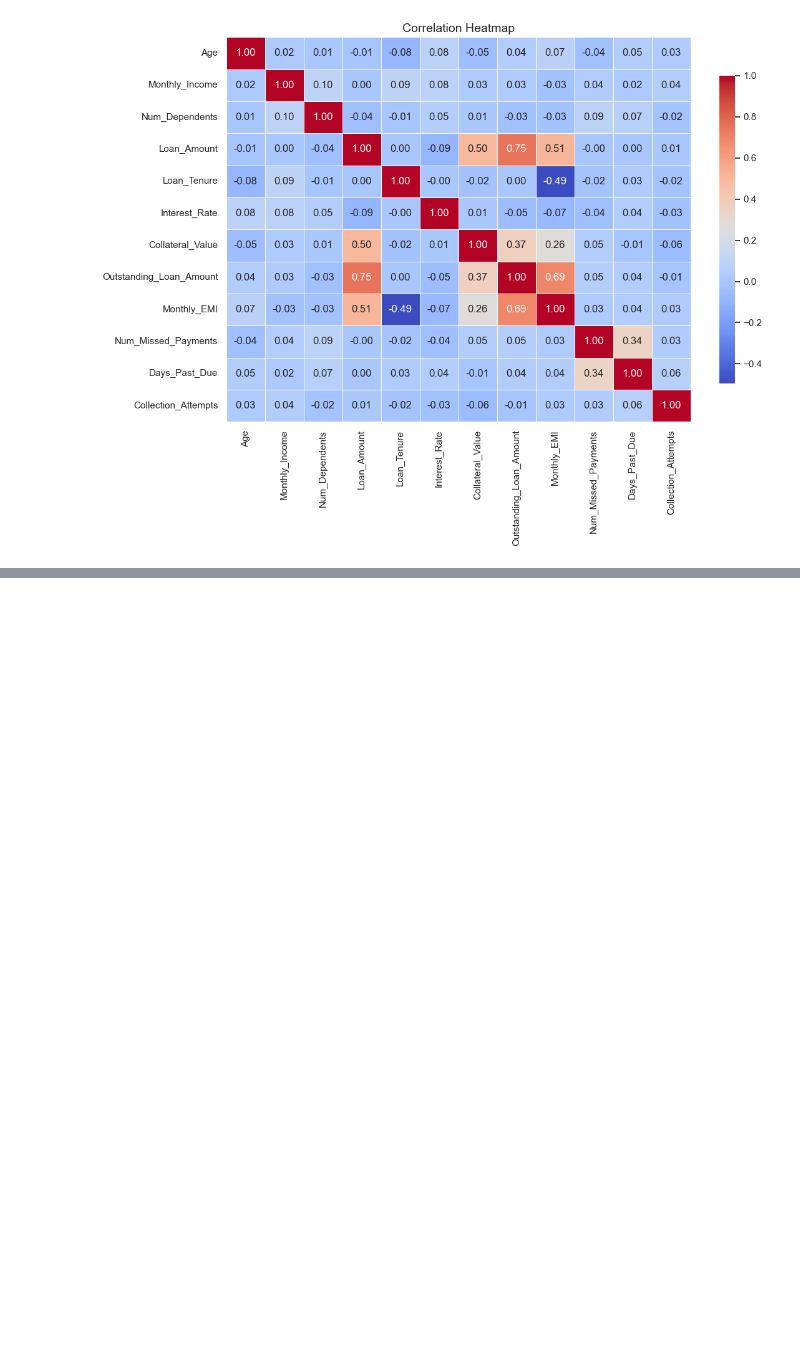
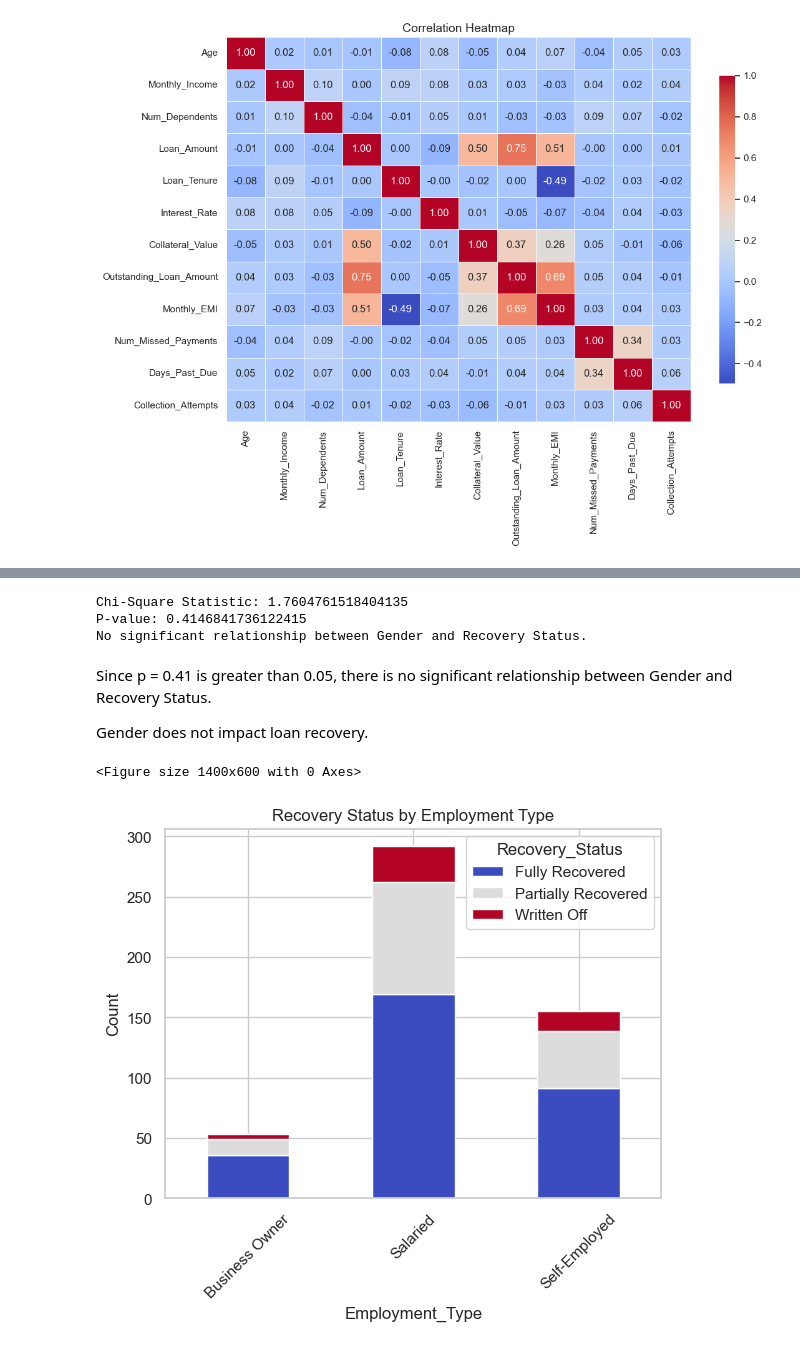
Before and after one commit to Cynthiachelangat/LoanRecovery, a Jupyter notebook: loan2.ipynb, the cells around one changed output, grey strips where cells are left out. Cells and saved outputs as stored; diff of their text form; code cells hidden in the pictures; blank space fills up the shorter version.

```diff
--- a/loan2.ipynb
+++ b/loan2.ipynb
@@ -287,0 +319,36 @@ data["Missed_Payment_Ratio"] = data["Num_Missed_Payments"] / data["Loan_Term"]
+# %%
+from scipy.stats import chi2_contingency
+
+# Create a contingency table
+contingency_table = pd.crosstab(data['Gender'], data['Recovery_Status'])
+
+# Perform the Chi-Square test
+chi2, p, dof, expected = chi2_contingency(contingency_table)
+
+# Print results
+print(f"Chi-Square Statistic: {chi2}")
+print(f"P-value: {p}")
+
+# Interpretation
+if p < 0.05:
+    print("There is a significant relationship between Gender and Recovery Status.")
+else:
+    print("No significant relationship between Gender and Recovery Status.")
+# %% [output]
+Chi-Square Statistic: 1.7604761518404135
+P-value: 0.4146841736122415
+No significant relationship between Gender and Recovery Status.
+# %% [markdown]
+Since p = 0.41 is greater than 0.05, there is no significant relationship between Gender and Recovery Status.
+
+Gender does not impact loan recovery.
+# %%
+plt.figure(figsize=(14, 6))
+pd.crosstab(data['Employment_Type'], data['Recovery_Status']).plot(kind='bar', stacked=True, colormap="coolwarm")
+plt.title("Recovery Status by Employment Type")
+plt.ylabel("Count")
+plt.xticks(rotation=45)
+plt.show()
+# %% [output]
+<Figure size 1400x600 with 0 Axes>
+[figure, added]
```
Also changed, not shown: parts of 11 cells of this notebook.
